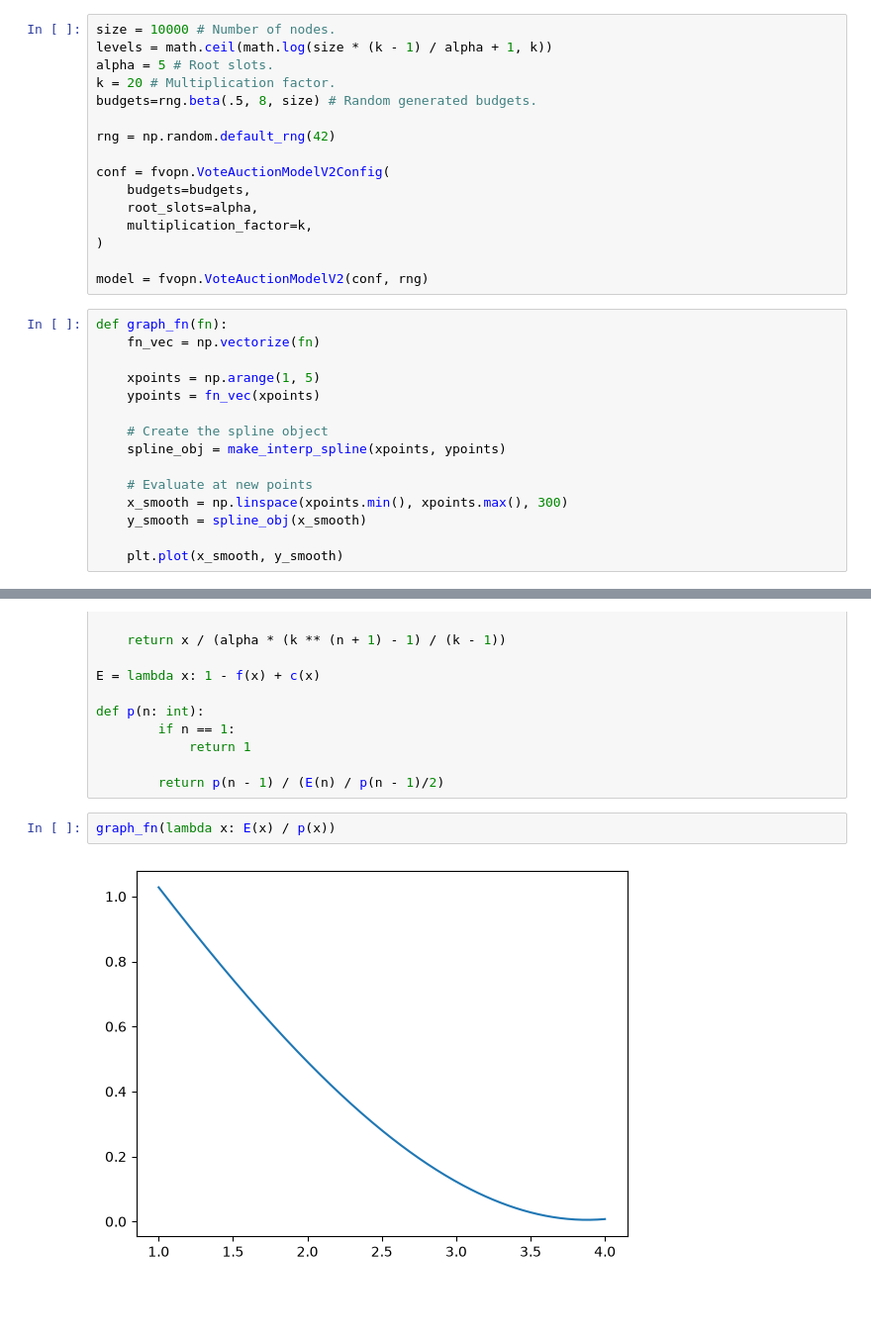
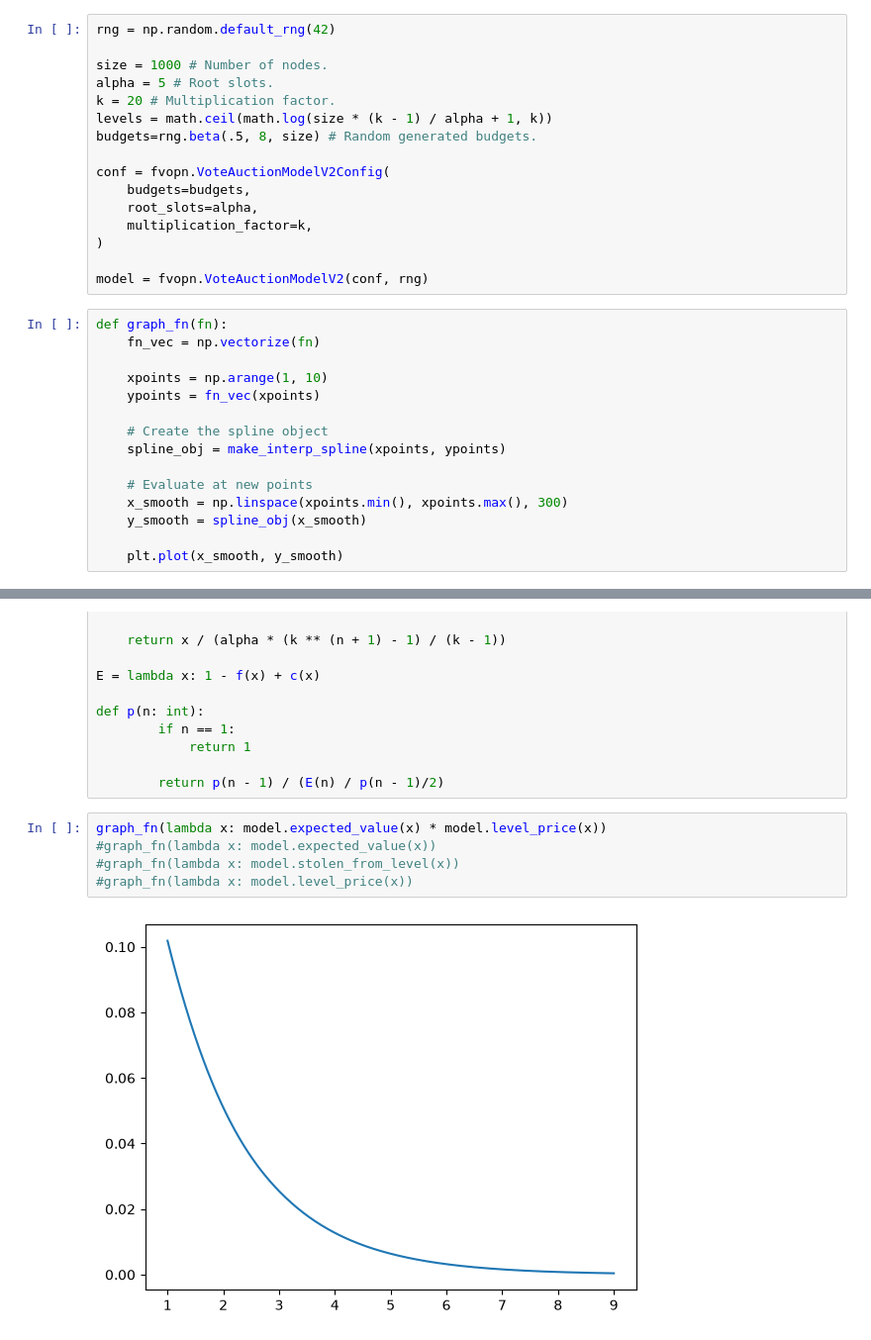
Before and after one commit to KytnaCode/FVoPN-simulations, a Jupyter notebook: notebooks/expected_value_must_become_more_expensive.ipynb, the cells around one changed output, grey strips where cells are left out. Shown at 99% size. Cells and saved outputs as stored; diff of their text form; blank space fills up the shorter version.

```diff
--- a/notebooks/expected_value_must_become_more_expensive.ipynb
+++ b/notebooks/expected_value_must_become_more_expensive.ipynb
@@ -20,13 +26,13 @@ import matplotlib.pyplot as plt
 import fvopn_simulations as fvopn
 from scipy.interpolate import make_interp_spline
 # %%
-size = 10000 # Number of nodes.
-levels = math.ceil(math.log(size * (k - 1) / alpha + 1, k))
+rng = np.random.default_rng(42)
+
+size = 1000 # Number of nodes.
 alpha = 5 # Root slots.
 k = 20 # Multiplication factor.
+levels = math.ceil(math.log(size * (k - 1) / alpha + 1, k))
 budgets=rng.beta(.5, 8, size) # Random generated budgets.
-
-rng = np.random.default_rng(42)
 
 conf = fvopn.VoteAuctionModelV2Config(
     budgets=budgets,
@@ -39,7 +45,7 @@ model = fvopn.VoteAuctionModelV2(conf, rng)
 def graph_fn(fn):
     fn_vec = np.vectorize(fn)
 
-    xpoints = np.arange(1, 5)
+    xpoints = np.arange(1, 10)
     ypoints = fn_vec(xpoints)
 
     # Create the spline object
@@ -71,6 +77,9 @@ def p(n: int):
 
         return p(n - 1) / (E(n) / p(n - 1)/2)
 # %%
-graph_fn(lambda x: E(x) / p(x))
+graph_fn(lambda x: model.expected_value(x) * model.level_price(x))
+#graph_fn(lambda x: model.expected_value(x))
+#graph_fn(lambda x: model.stolen_from_level(x))
+#graph_fn(lambda x: model.level_price(x))
 # %% [output]
-[figure, old version]
+[figure, new version]
```
Also changed, not shown: parts of 1 cell of this notebook, 3 other files.
